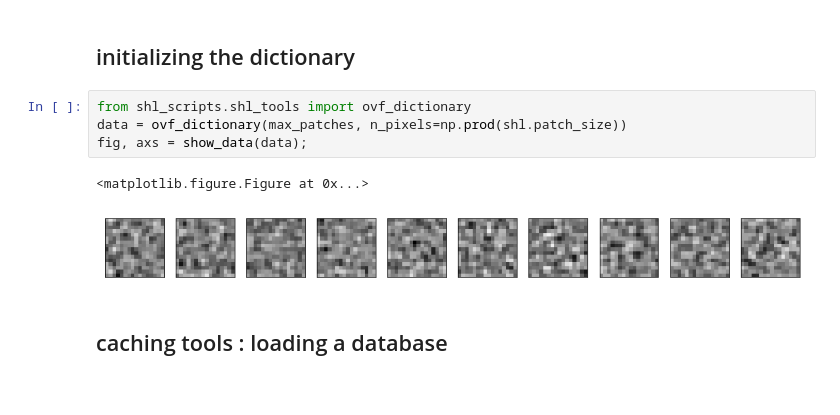
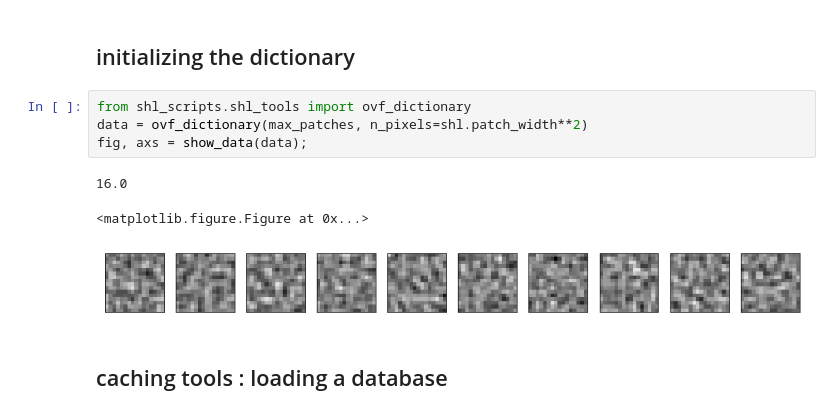
Before and after one commit to bicv/SparseHebbianLearning, a Jupyter notebook: probe/using the tools.ipynb, the cells around one changed output. Saved outputs shown, nothing was run; the diff lists cells and outputs as text.

```diff
--- a/probe/using the tools.ipynb
+++ b/probe/using the tools.ipynb
@@ -66,11 +83,12 @@ Data is of shape : (20480, 256) - done in 0.08s.
 ## initializing the dictionary
 # %%
 from shl_scripts.shl_tools import ovf_dictionary
-data = ovf_dictionary(max_patches, n_pixels=np.prod(shl.patch_size))
+data = ovf_dictionary(max_patches, n_pixels=shl.patch_width**2)
 fig, axs = show_data(data);
 # %% [output]
-<matplotlib.figure.Figure at 0x...>
+16.0
+<matplotlib.figure.Figure at 0x...>
-[figure, old version]
+[figure, new version]
 # %% [markdown]
 
 ## caching tools : loading a database
```
Also changed, not shown: parts of 17 cells of this notebook, 1 other file.
